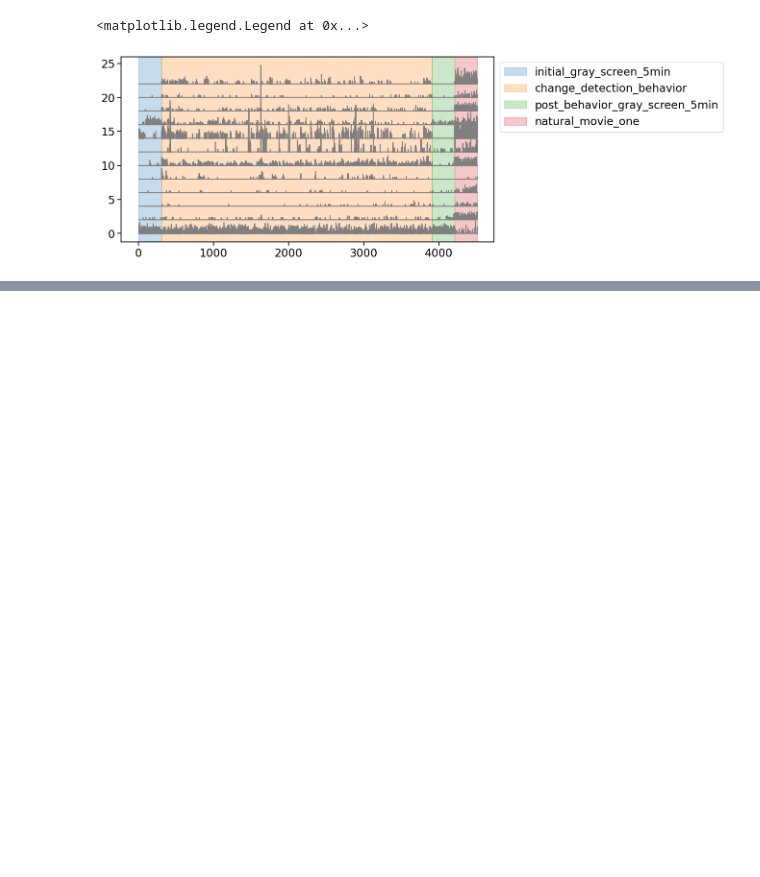
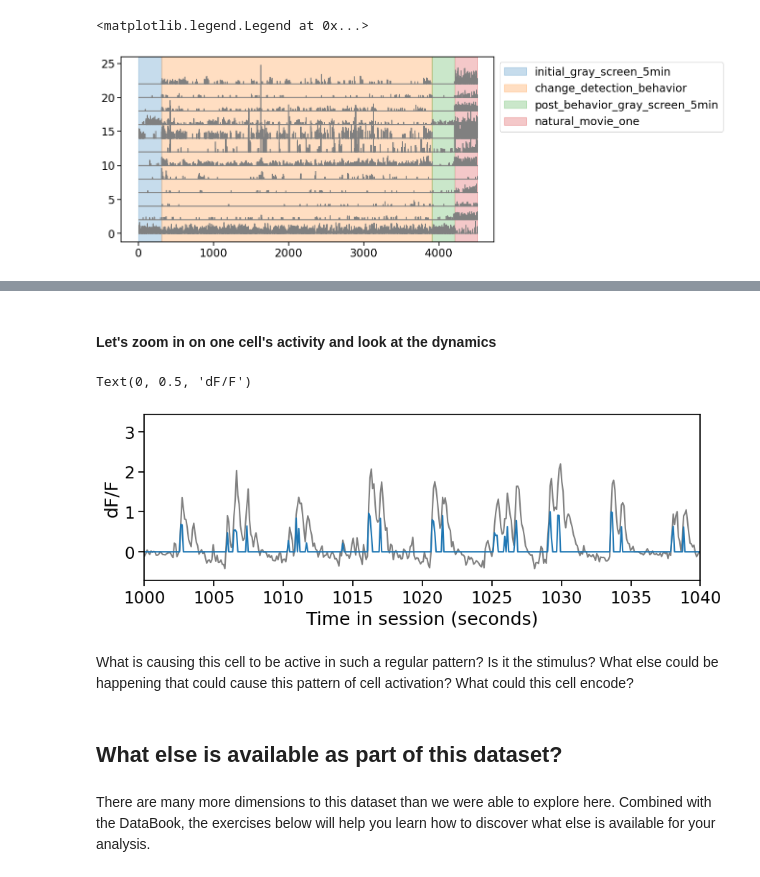
Before and after one commit to mattjdavis/SWDB_2024_Physiology, a Jupyter notebook: code/dev/Day1_VBO_intro.ipynb, the cells around one changed output, grey strips where cells are left out. Saved outputs shown, nothing was run; the diff lists cells and outputs as text; code cells hidden in the pictures; blank space fills up the shorter version.

```diff
--- a/code/dev/Day1_VBO_intro.ipynb
+++ b/code/dev/Day1_VBO_intro.ipynb
@@ -603,0 +575,19 @@ https://allenswdb.github.io/physiology/ophys/visual-behavior/VBO-Dataset.html#mo
+# %% [markdown]
+#### Let's zoom in on one cell's activity and look at the dynamics
+# %%
+# Let's plot the first cell (index 0), and limit the plot to a 40 second window during the session
+fig, ax = plt.subplots(figsize=(10,3))
+ax.plot(ophys_timestamps, dff_traces.iloc[0]['dff'], color='gray', label='dF/F')
+ax.plot(ophys_timestamps, events.iloc[0]['events'], color=sns.color_palette()[0], label=events)
+ax.set_xlim(1000, 1040)
+ax.set_xlabel('Time in session (seconds)')
+ax.set_ylabel('dF/F')
+# %% [output]
+Text(0, 0.5, 'dF/F')
+[figure, added]
+# %% [markdown]
+What is causing this cell to be active in such a regular pattern? Is it the stimulus? What else could be happening that could cause this pattern of cell activation? What could this cell encode?
+# %% [markdown]
+## What else is available as part of this dataset?
+# %% [markdown]
+There are many more dimensions to this dataset than we were able to explore here. Combined with the DataBook, the exercises below will help you learn how to discover what else is available for your analysis.
```
Also changed, not shown: parts of 70 cells of this notebook, 2 other files.
